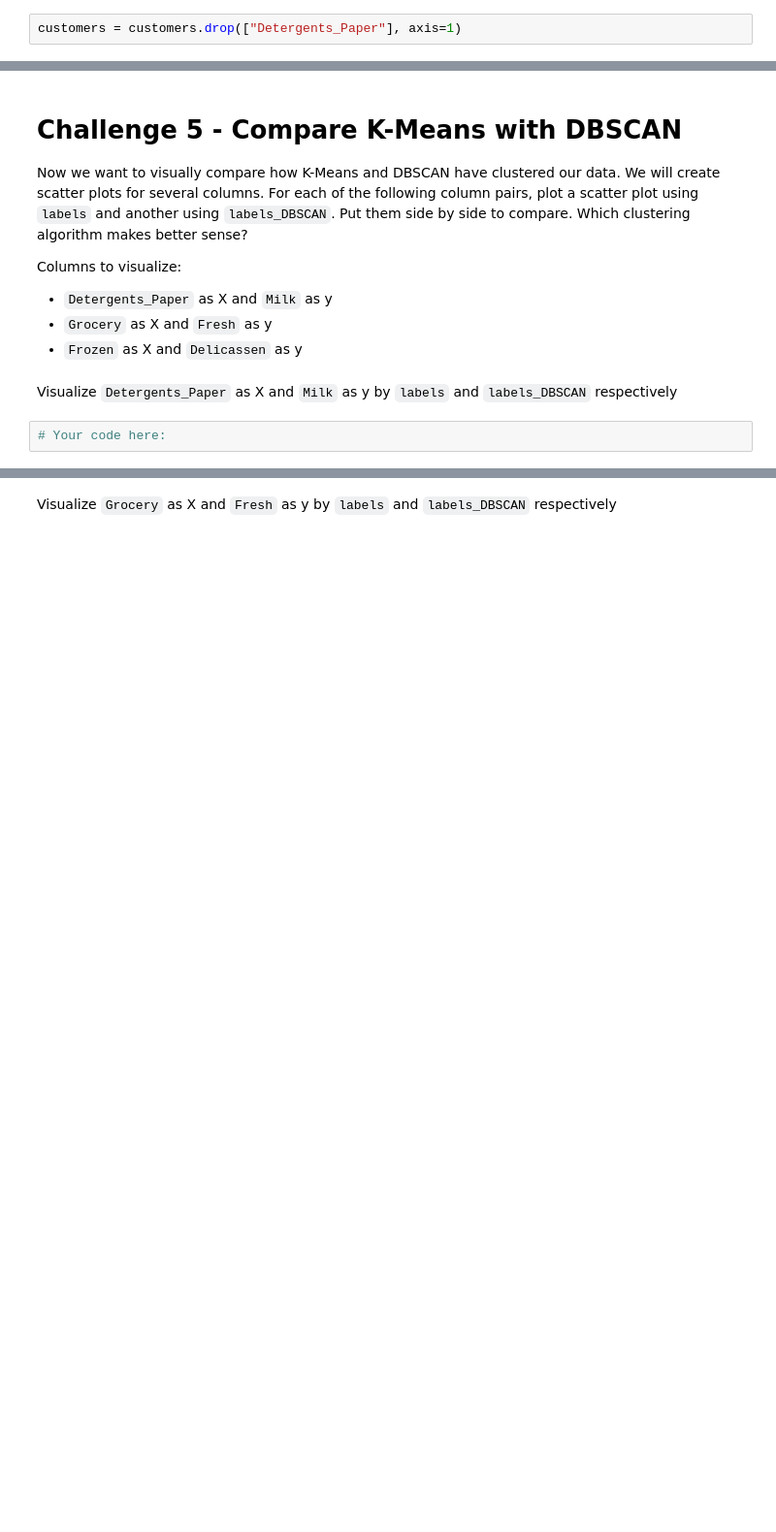
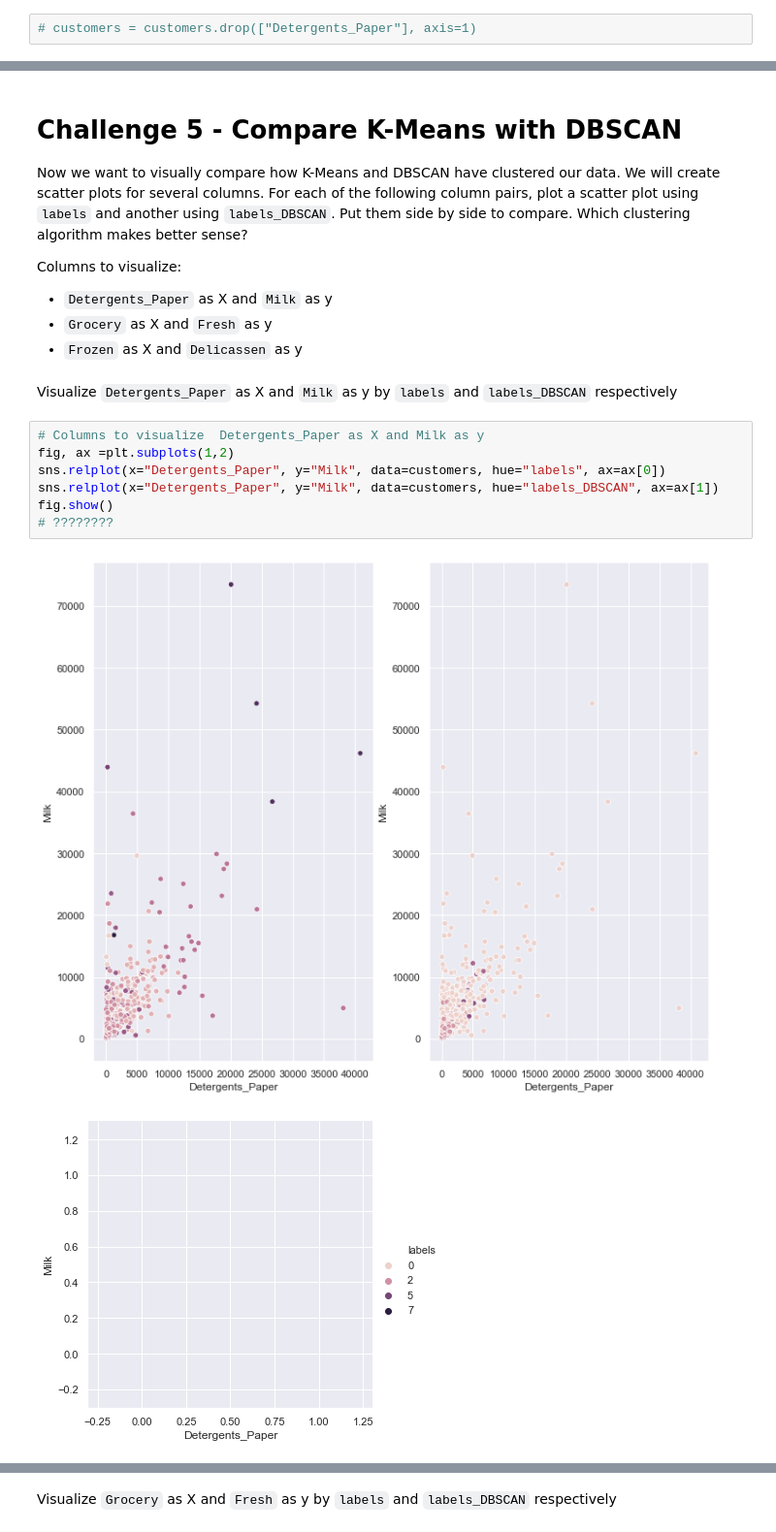
Before and after one commit to ta-data-bcn/lab-unsupervised-learning, a Jupyter notebook: your-code/main.ipynb, the cells around one changed output, grey strips where cells are left out. Shown: that part at 97% size. Cells and saved outputs as stored; diff of their text form; blank space fills up the shorter version.

```diff
--- a/your-code/main.ipynb
+++ b/your-code/main.ipynb
@@ -130,5 +131,5 @@ If your conclusion from the previous challenge is the data need cleaning/transfo
 # %%
-customers = customers.drop(["Detergents_Paper"], axis=1)
+# customers = customers.drop(["Detergents_Paper"], axis=1)
 # %% [markdown]
 # Challenge 3 - Data Preprocessing
 
@@ -258,5 +259,13 @@ Columns to visualize:
 * `Frozen` as X and `Delicassen` as y
 # %% [markdown]
 Visualize `Detergents_Paper` as X and `Milk` as y by `labels` and `labels_DBSCAN` respectively
-# %%
-# Your code here:
+# %%
+# Columns to visualize  Detergents_Paper as X and Milk as y
+fig, ax =plt.subplots(1,2)
+sns.relplot(x="Detergents_Paper", y="Milk", data=customers, hue="labels", ax=ax[0])
+sns.relplot(x="Detergents_Paper", y="Milk", data=customers, hue="labels_DBSCAN", ax=ax[1])
+fig.show()
+# ????????
+# %% [output]
+[figure, added]
+[figure, added]
```
Also changed, not shown: parts of 13 cells of this notebook.
